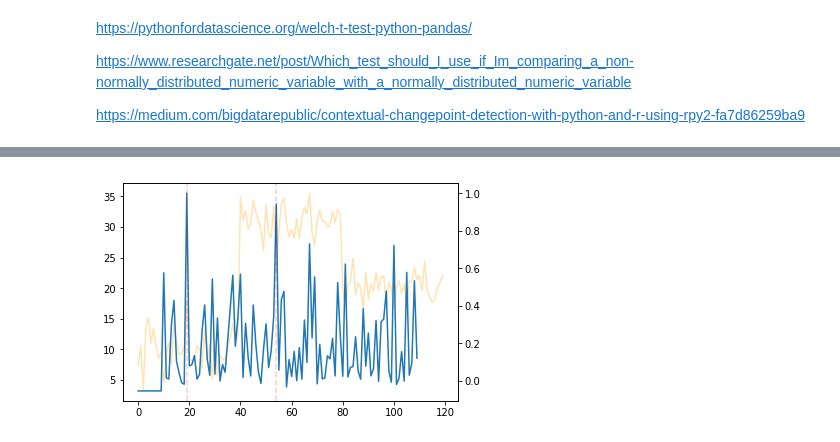
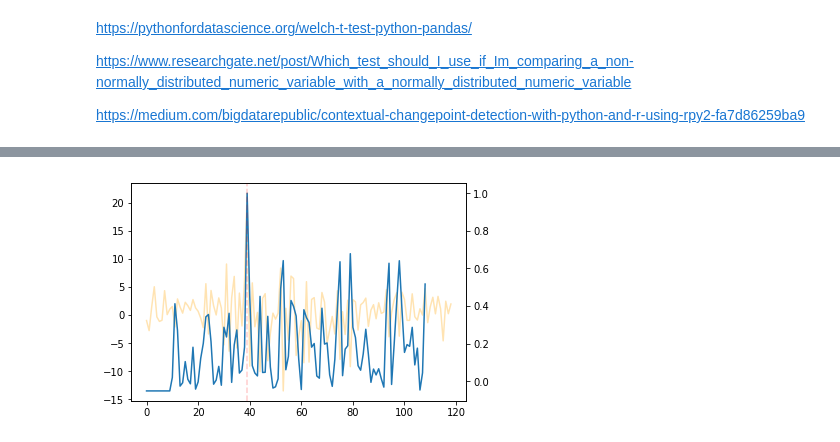
Before and after one commit to ciortanmadalina/modality_tests, a Jupyter notebook: Outlier based change point detection.ipynb, the cells around one changed output, grey strips where cells are left out. Cells and saved outputs as stored; diff of their text form; code cells hidden in the pictures.

```diff
--- a/Outlier based change point detection.ipynb
+++ b/Outlier based change point detection.ipynb
@@ -14,16 +194,12 @@ https://medium.com/bigdatarepublic/contextual-changepoint-detection-with-python-
 # %%
 n=40
-# data = np.concatenate( [
-#     np.random.normal(10, 2, n) + np.arange(n),
-#     np.random.normal(30, 4, n) + np.arange(n)[::-1],
-#     np.random.normal(20, 2, n) + + np.arange(n)])
-
 data = np.concatenate( [
-    np.random.normal(10, 4, n),
-    np.random.normal(30, 2, n),
-    np.random.normal(20, 2, n)])
+    np.random.normal(10, 2, n) + np.arange(n),
+    np.random.normal(30, 4, n) + np.arange(n)[::-1],
+    np.random.normal(20, 2, n) + + np.arange(n)])
 diff = pd.Series(data).diff().dropna().values
-plt.plot(data)
 plt.figure()
-plt.plot(diff)
+plt.plot(data, label = 'original')
+plt.plot(diff, label = 'diff')
+plt.legend()
 # %% [output]
@@ -33,4 +208,4 @@ plt.plot(diff)
 # %%
-points = getChangePointsOneSample(data, test_method= ttest_onesample,plot=True)
+points = getChangePointsOneSample(diff, test_method= ttest_onesample,plot=True)
 # %% [output]
-[figure, old version]
+[figure, new version]
```
Also changed, not shown: parts of 17 cells of this notebook.
